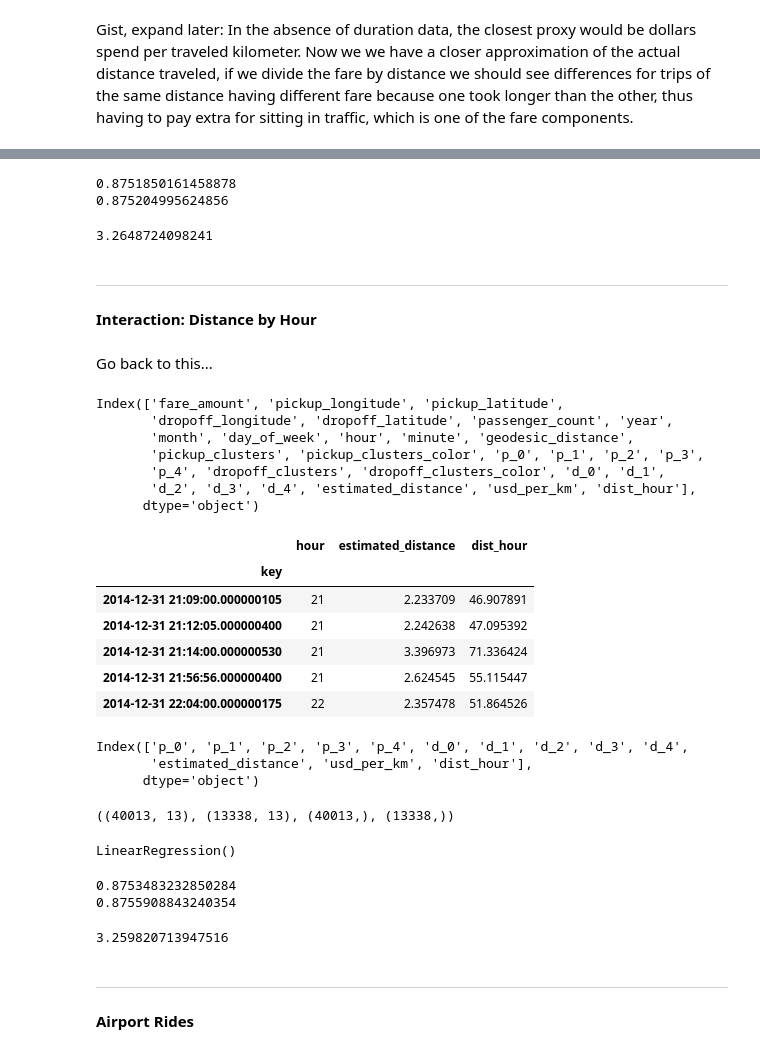
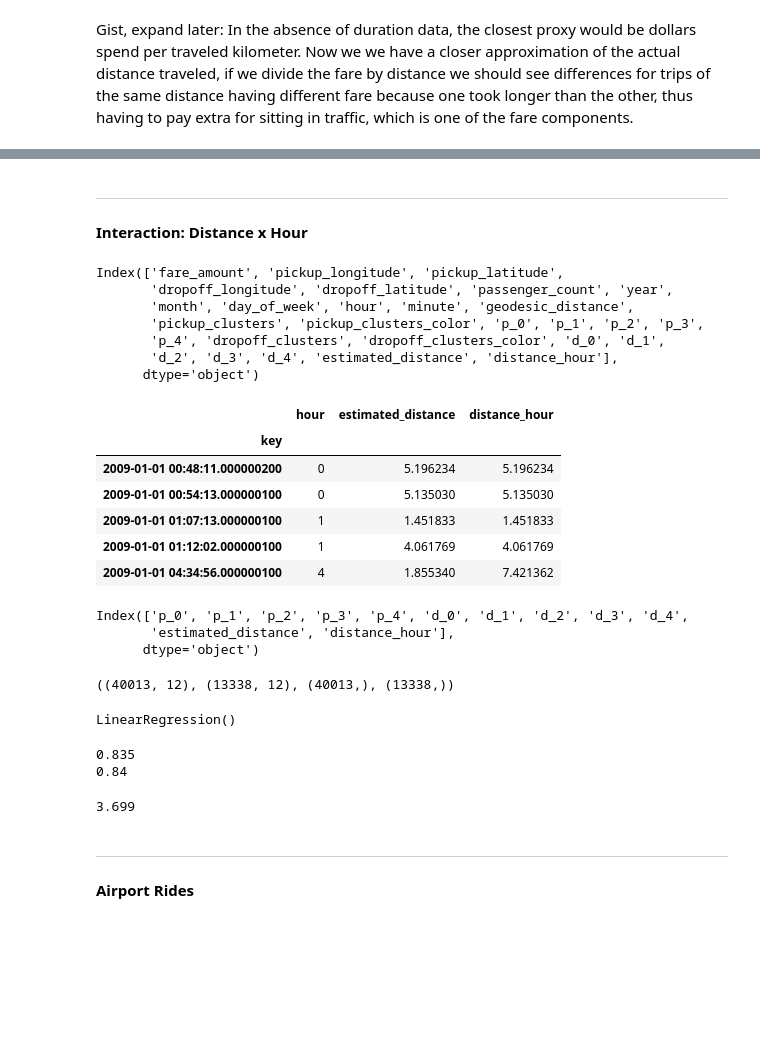
Before and after one commit to luis-ulloa/Ride_BigApple, a Jupyter notebook: code/03_Pre-Processing_and_Modeling.ipynb, the cells around one changed output, grey strips where cells are left out. Drawn from its saved outputs; the diff is of its cells as text; code cells hidden in the pictures; blank space fills up the shorter version.

```diff
--- a/code/03_Pre-Processing_and_Modeling.ipynb
+++ b/code/03_Pre-Processing_and_Modeling.ipynb
@@ -203,7 +200,7 @@ dbs = DBSCAN(eps = 0.00360 * radians_conversion,
              metric = 'haversine')
 # %%
 # fit model
-dbs.fit(P)
+dbs1.fit(P)
 # %% [output]
 DBSCAN(eps=6.283185307179586e-05, metric='haversine', min_samples=30)
 # %%
@@ -214,6 +211,6 @@ silhouette_score(P, dbs.labels_, metric = 'haversine')
 # %%
 # add pickup clusters column
-taxi['pickup_clusters'] = dbs.labels_
+taxi['pickup_clusters'] = dbs1.labels_
 # %%
 # check counts
 taxi['pickup_clusters'].value_counts()
@@ -531,5 +543,5 @@ root_mean_squared_error(y_test, preds)
 # %% [markdown]
 Gist, expand later: In the absence of duration data, the closest proxy would be dollars spend per traveled kilometer.  Now we we have a closer approximation of the actual distance traveled, if we divide the fare by distance we should see differences for trips of the same distance having different fare because one took longer than the other, thus having to pay extra for sitting in traffic, which is one of the fare components.
 # %%
-taxi['usd_per_km'] = taxi['fare_amount']/taxi['estimated_distance']
-taxi.columns
+# taxi['usd_per_km'] = taxi['fare_amount']/taxi['estimated_distance']
+# taxi.columns
@@ -571,21 +559,19 @@ LinearRegression()
 # %%
-print(lr5.score(X_train, y_train))
-print(lr5.score(X_test, y_test))
+# print(lr5.score(X_train, y_train))
+# print(lr5.score(X_test, y_test))
-# %% [output]
-0.8751850161458878
-0.875204995624856
 # %%
-preds = lr5.predict(X_test)
-root_mean_squared_error(y_test, preds)
+# preds = lr5.predict(X_test)
+# root_mean_squared_error(y_test, preds)
-# %% [output]
-3.2648724098241
 # %% [markdown]
 ----
-**Interaction: Distance by Hour**
+**Interaction: Distance x Hour**
-# %% [markdown]
-Go back to this...
 # %%
-taxi['dist_hour'] = taxi['estimated_distance'] * taxi['hour']
+# if hour is equal to zero, multipy by 1
+# else, multiply by hour
+
+taxi['distance_hour'] = taxi.apply(lambda row: row['estimated_distance'] if row['hour'] == 0
+                                   else row['estimated_distance'] * row['hour'],
+                                   axis = 1)
 taxi.columns
 # %% [output]
 Index(['fare_amount', 'pickup_longitude', 'pickup_latitude',
@@ -593,28 +579,29 @@ Index(['fare_amount', 'pickup_longitude', 'pickup_latitude',
        'month', 'day_of_week', 'hour', 'minute', 'geodesic_distance',
        'pickup_clusters', 'pickup_clusters_color', 'p_0', 'p_1', 'p_2', 'p_3',
        'p_4', 'dropoff_clusters', 'dropoff_clusters_color', 'd_0', 'd_1',
-       'd_2', 'd_3', 'd_4', 'estimated_distance', 'usd_per_km', 'dist_hour'],
+       'd_2', 'd_3', 'd_4', 'estimated_distance', 'distance_hour'],
       dtype='object')
 # %%
-taxi[['hour', 'estimated_distance', 'dist_hour']].tail()
+taxi[['hour', 'estimated_distance', 'distance_hour']].head()
 # %% [output]
-|  | hour | estimated_distance | dist_hour |
+|  | hour | estimated_distance | distance_hour |
 | key |  |  |  |
-| 2014-12-31 21:09:00.000000105 | 21 | 2.233709 | 46.907891 |
-| 2014-12-31 21:12:05.000000400 | 21 | 2.242638 | 47.095392 |
-| 2014-12-31 21:14:00.000000530 | 21 | 3.396973 | 71.336424 |
-| 2014-12-31 21:56:56.000000400 | 21 | 2.624545 | 55.115447 |
-| 2014-12-31 22:04:00.000000175 | 22 | 2.357478 | 51.864526 |
+| 2009-01-01 00:48:11.000000200 | 0 | 5.196234 | 5.196234 |
+| 2009-01-01 00:54:13.000000100 | 0 | 5.135030 | 5.135030 |
+| 2009-01-01 01:07:13.000000100 | 1 | 1.451833 | 1.451833 |
+| 2009-01-01 01:12:02.000000100 | 1 | 4.061769 | 4.061769 |
+| 2009-01-01 04:34:56.000000100 | 4 | 1.855340 | 7.421362 |
 # %%
-X = taxi.drop(columns = cols_to_drop)
-X.columns
+X5 = taxi.drop(columns = cols_to_drop)
+y5 = taxi['fare_amount']
+X5.columns
 # %% [output]
 Index(['p_0', 'p_1', 'p_2', 'p_3', 'p_4', 'd_0', 'd_1', 'd_2', 'd_3', 'd_4',
-       'estimated_distance', 'usd_per_km', 'dist_hour'],
+       'estimated_distance', 'distance_hour'],
       dtype='object')
 # %%
-X_train, X_test, y_train, y_test = train_test_split(X, y, random_state = 1976)
-X_train.shape, X_test.shape, y_train.shape, y_test.shape
+X_train5, X_test5, y_train5, y_test5 = train_test_split(X5, y5, random_state = 1976)
+X_train5.shape, X_test5.shape, y_train5.shape, y_test5.shape
 # %% [output]
-((40013, 13), (13338, 13), (40013,), (13338,))
+((40013, 12), (13338, 12), (40013,), (13338,))
 # %%
@@ -623,16 +610,16 @@ lr6.fit(X_train, y_train)
 # %% [output]
 LinearRegression()
 # %%
-print(lr6.score(X_train, y_train))
-print(lr6.score(X_test, y_test))
+print(round(lr5.score(X_train5, y_train5), 3))
+print(round(lr5.score(X_test5, y_test5), 3))
 # %% [output]
-0.8753483232850284
-0.8755908843240354
+0.835
+0.84
 # %%
-preds = lr6.predict(X_test)
-root_mean_squared_error(y_test, preds)
+y_preds5 = lr5.predict(X_test5)
+round(root_mean_squared_error(y_test5, y_preds5), 3)
 # %% [output]
-3.259820713947516
+3.699
 # %% [markdown]
 ----
 **Airport Rides**
```
Also changed, not shown: parts of 116 cells of this notebook.
